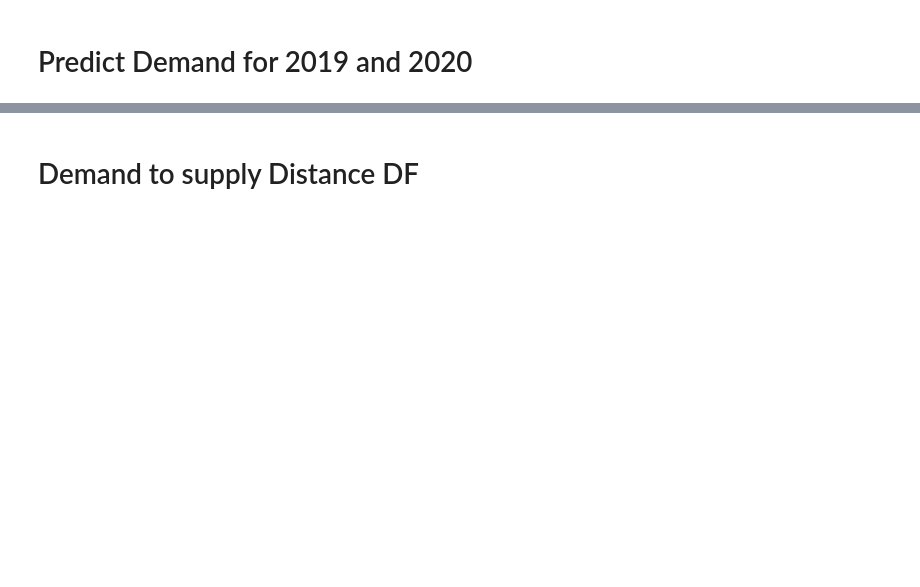
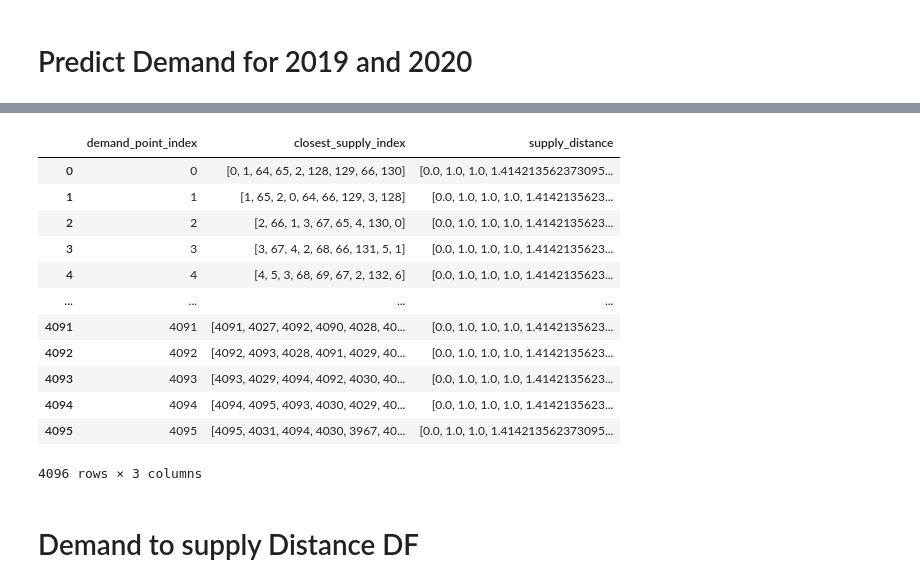
Before and after one commit to Sebbo19995/Shell_AI_Hackaton, a Jupyter notebook: Exploration.ipynb, the cells around one changed output, grey strips where cells are left out. Saved outputs shown, nothing was run; the diff lists cells and outputs as text; code cells hidden in the pictures; blank space fills up the shorter version.

```diff
--- a/Exploration.ipynb
+++ b/Exploration.ipynb
@@ -170,4 +150,34 @@ df_closest_supply
 4096 rows × 7 columns
+# %%
+#df_closest_supply = df_history['demand_point_index']
+df_pred = pd.read_csv('./data/df_pred_pol.csv')
+X = np.array(df_history[['x_coordinate','y_coordinate']])
+supply_id = []
+supply_distance = []
+tree = KDTree(X, leaf_size=2)
+for i in range(len(df_history)):
+    dist, ind = tree.query(np.array(df_history[['x_coordinate','y_coordinate']].iloc[i]).reshape(1, -1), k=9)
+    #print(f'Nearest Suppply: {ind}, Distance: {dist}')
+
+    supply_id.append(ind[0])
+    supply_distance.append(dist[0])
+df_closest_demand= pd.DataFrame({'demand_point_index':df_history['demand_point_index'],'closest_supply_index':supply_id,'supply_distance':supply_distance})
+#df_closest_supply['supply_distance'] = pd.DataFrame(supply_distance)
+df_closest_demand
+# %% [output]
+|  | demand_point_index | closest_supply_index | supply_distance |
+| 0 | 0 | [0, 1, 64, 65, 2, 128, 129, 66, 130] | [0.0, 1.0, 1.0, 1.414213562373095... |
+| 1 | 1 | [1, 65, 2, 0, 64, 66, 129, 3, 128] | [0.0, 1.0, 1.0, 1.0, 1.4142135623... |
+| 2 | 2 | [2, 66, 1, 3, 67, 65, 4, 130, 0] | [0.0, 1.0, 1.0, 1.0, 1.4142135623... |
+| 3 | 3 | [3, 67, 4, 2, 68, 66, 131, 5, 1] | [0.0, 1.0, 1.0, 1.0, 1.4142135623... |
+| 4 | 4 | [4, 5, 3, 68, 69, 67, 2, 132, 6] | [0.0, 1.0, 1.0, 1.0, 1.4142135623... |
+| ... | ... | ... | ... |
+| 4091 | 4091 | [4091, 4027, 4092, 4090, 4028, 40... | [0.0, 1.0, 1.0, 1.0, 1.4142135623... |
+| 4092 | 4092 | [4092, 4093, 4028, 4091, 4029, 40... | [0.0, 1.0, 1.0, 1.0, 1.4142135623... |
+| 4093 | 4093 | [4093, 4029, 4094, 4092, 4030, 40... | [0.0, 1.0, 1.0, 1.0, 1.4142135623... |
+| 4094 | 4094 | [4094, 4095, 4093, 4030, 4029, 40... | [0.0, 1.0, 1.0, 1.0, 1.4142135623... |
+| 4095 | 4095 | [4095, 4031, 4094, 4030, 3967, 40... | [0.0, 1.0, 1.0, 1.414213562373095... |
+4096 rows × 3 columns
 # %% [markdown]
 # Demand to supply Distance DF
 # %%
```
Also changed, not shown: parts of 76 cells of this notebook.
